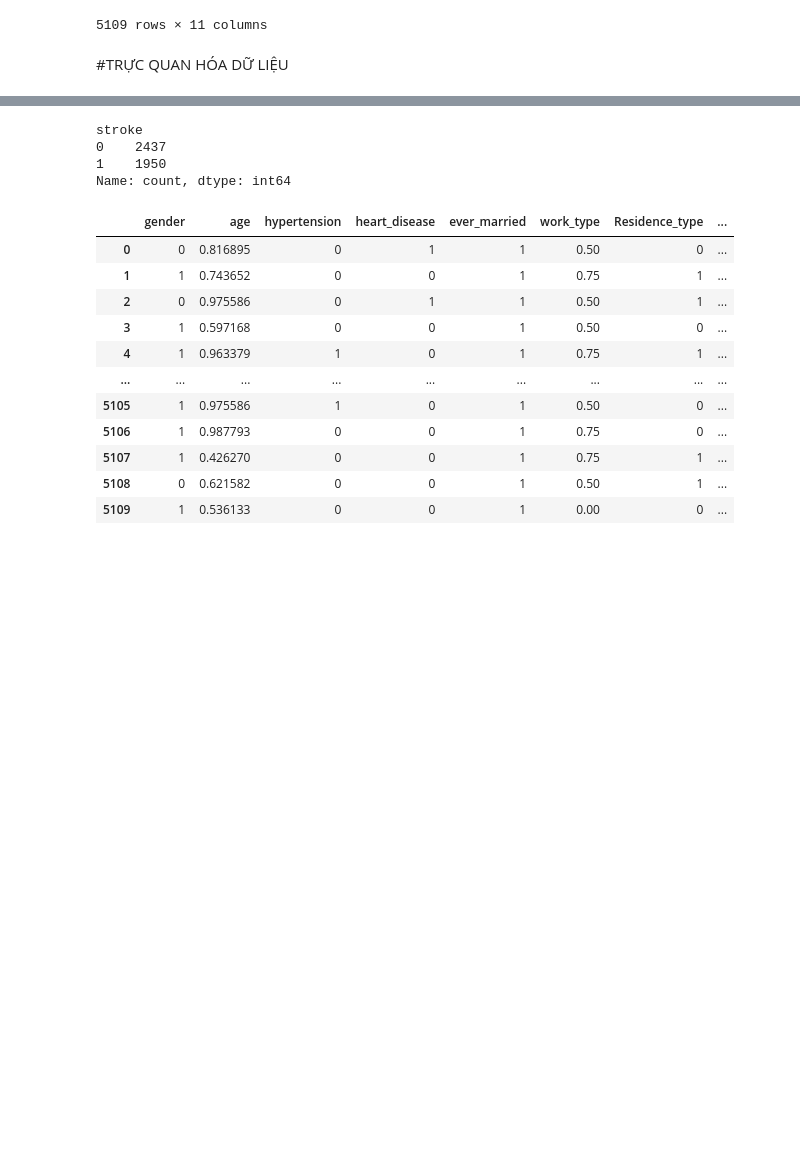
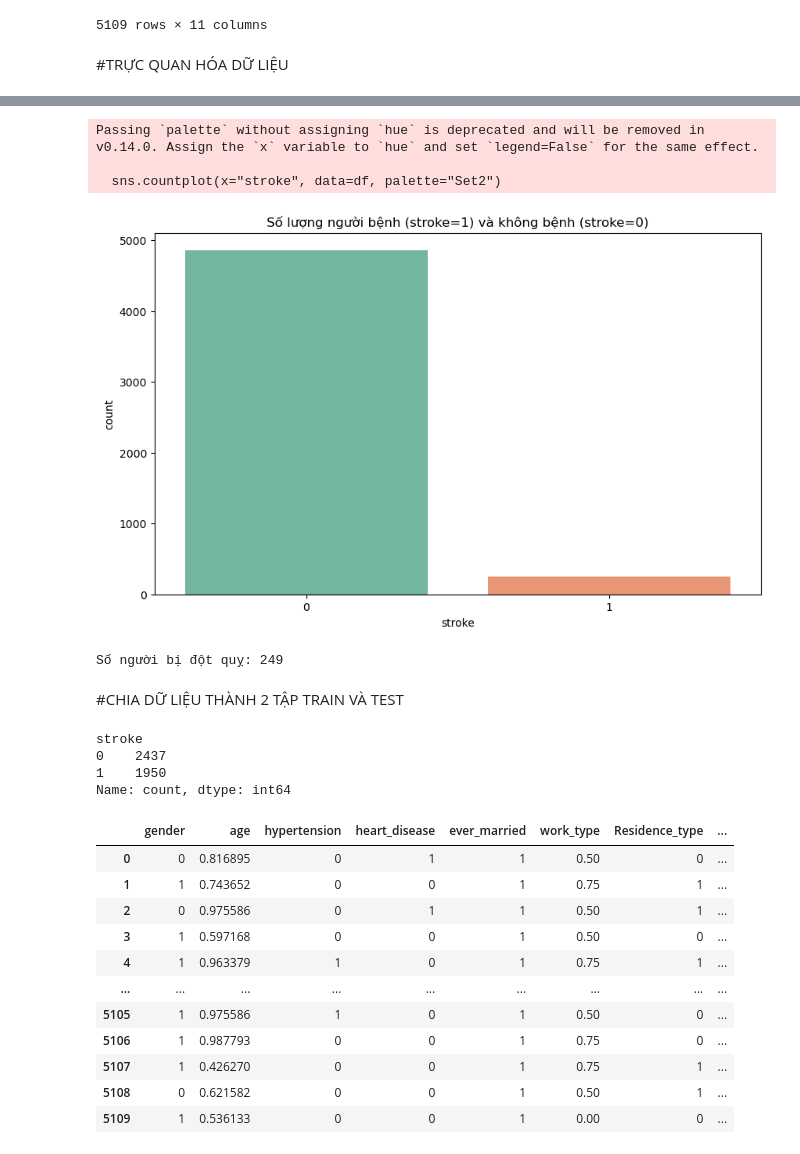
Before and after one commit to haianhdoan5/Stroke_Analysis, a Jupyter notebook: AI_DotQuy_Hai.ipynb, the cells around one changed output, grey strips where cells are left out. Drawn from its saved outputs; the diff is of its cells as text; code cells hidden in the pictures; blank space fills up the shorter version.

```diff
--- a/AI_DotQuy_Hai.ipynb
+++ b/AI_DotQuy_Hai.ipynb
@@ -405,5 +414,21 @@ plt.show()
+# %%
+#BIỂU ĐỒ ĐẾM
+plt.figure(figsize=(10, 6))
+sns.countplot(x="stroke", data=df, palette="Set2")
+plt.title('Số lượng người bệnh (stroke=1) và không bệnh (stroke=0)')
+
+plt.show()
+print('Số người bị đột quỵ:', (df["stroke"]==1).sum())
+# %% [output]
+Passing `palette` without assigning `hue` is deprecated and will be removed in v0.14.0. Assign the `x` variable to `hue` and set `legend=False` for the same effect.
+
+  sns.countplot(x="stroke", data=df, palette="Set2")
+[figure, added]
+Số người bị đột quỵ: 249
 # %%
 # df = df.drop(columns=['ever_married'])
 # df = df.drop(columns=['gender'])
 # df = df.drop(columns=['work_type'])
+# %% [markdown]
+#CHIA DỮ LIỆU THÀNH 2 TẬP TRAIN VÀ TEST
 # %%
```
Also changed, not shown: parts of 24 cells of this notebook.
